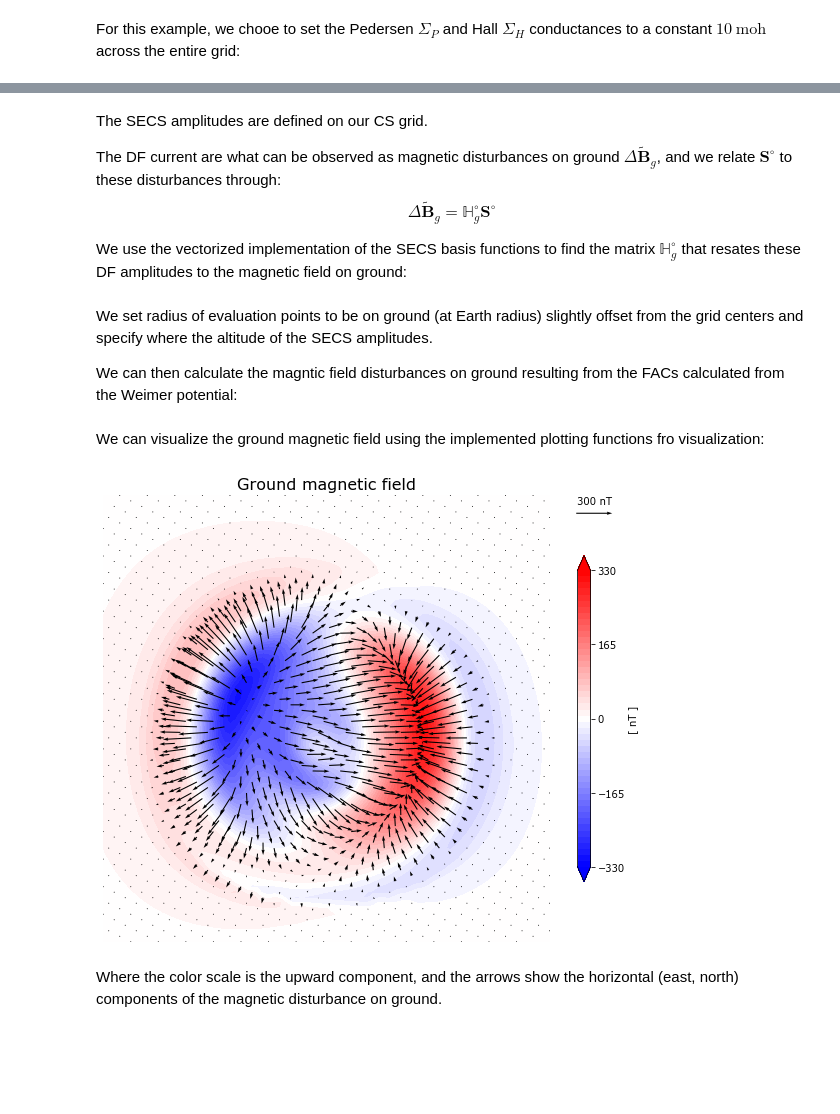
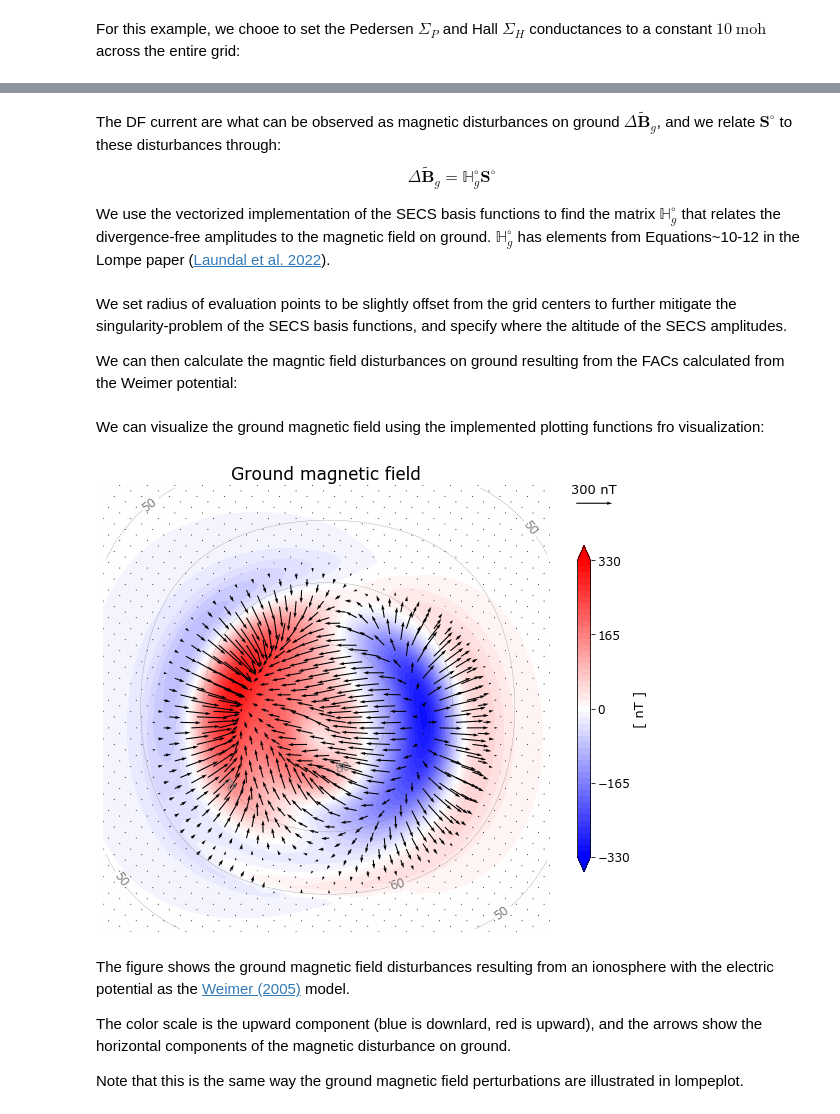
Before and after one commit to klaundal/lompe, a Jupyter notebook: examples/code_paper_figures/04_SECS_on_cubed_sphere_grid.ipynb, the cells around one changed output, grey strips where cells are left out. Saved outputs shown, nothing was run; the diff lists cells and outputs as text; code cells hidden in the pictures; blank space fills up the shorter version.

```diff
--- a/examples/code_paper_figures/04_SECS_on_cubed_sphere_grid.ipynb
+++ b/examples/code_paper_figures/04_SECS_on_cubed_sphere_grid.ipynb
@@ -69,5 +102,5 @@ FACs are related to curl-free (CF) amplitudes of SECS basis functions, $\mathbf{
     \mathbf{S}^{\star}=j_{||}\cdot A
 \end{equation*}
 # %%
-CF_ampl = FAC*grid.A
+CF_amp = FAC*grid.A
 # %% [markdown]
@@ -79,14 +114,12 @@ And we therefore also obtain $\mathbf{S}^{\circ}$:
 # %%
-DF_ampl = CF_ampl
+DF_amp = -CF_amp
 # %% [markdown]
-The SECS amplitudes are defined on our CS grid.
-
 The DF current are what can be observed as magnetic disturbances on ground $\Delta\tilde{\mathbf{B}}_g$, and we relate $\mathbf{S}^{\circ}$ to these disturbances through:
 \begin{equation*}
     \Delta\tilde{\mathbf{B}}_g=\mathbb{H}^{\circ}_g\mathbf{S}^{\circ}
 \end{equation*}
 
-We use the vectorized implementation of the SECS basis functions to find the matrix $\mathbb{H}^{\circ}_g$ that resates these DF amplitudes to the magnetic field on ground:
+We use the vectorized implementation of the SECS basis functions to find the matrix $\mathbb{H}^{\circ}_g$ that relates the divergence-free amplitudes to the magnetic field on ground. $\mathbb{H}^{\circ}_g$ has elements from Equations~10-12 in the Lompe paper ([Laundal et al. 2022](https://doi.org/10.1029/2022JA030356)).
 # %%
 # limit for singularity correction is half a grid cell
 secs_singularity_limit = np.min([grid.Wres, grid.Lres])/2
@@ -96,42 +129,55 @@ He_mat, Hn_mat, Hu_mat = get_SECS_B_G_matrices(np.ravel(grid.lat_mesh), np.ravel
                                                current_type = 'divergence_free',
                                                singularity_limit = secs_singularity_limit)
 # %% [markdown]
-We set radius of evaluation points to be on ground (at Earth radius) slightly offset from the grid centers and specify where the altitude of the SECS amplitudes.
+We set radius of evaluation points to be slightly offset from the grid centers to further mitigate the singularity-problem of the SECS basis functions, and specify where the altitude of the SECS amplitudes.
 
 We can then calculate the magntic field disturbances on ground resulting from the FACs calculated from the Weimer potential:
 # %%
-Bge, Bgn, Bgu = He_mat.dot(DF_ampl.flatten()), Hn_mat.dot(DF_ampl.flatten()), Hu_mat.dot(DF_ampl.flatten())
+Bge, Bgn, Bgu = He_mat.dot(DF_amp.flatten()), Hn_mat.dot(DF_amp.flatten()), Hu_mat.dot(DF_amp.flatten())
 # %% [markdown]
 We can visualize the ground magnetic field using the implemented plotting functions fro visualization:
 # %%
 # set up figure
 fig = plt.figure(figsize=(10,10))
 ax = fig.add_subplot(111)
-ax.set_title('Ground magnetic field', fontsize = 16)
+ax.set_title('Ground magnetic field', fontsize = 17)
 ax.set_aspect('equal')
 ax.axis('off')
+
+# magnetic latitude contours
+c = ax.contour(grid.xi, grid.eta, grid.lat, linestyles = '--', colors = 'grey',
+                                                linewidths = .4, levels = np.r_[-80:81:10])
+ax.clabel(c, c.levels, inline = True, fontsize = 12)
 
 # define some scales
 scale = 600 * 1e-9 # ground magnetic field scale [T]
 colorscale = np.linspace(-330, 330, 50) # upward component
-ticks = np.linspace(-330, 330, 5)
-scale_units = 'inches'
+ticks = np.linspace(-330, 330, 5) # upward component
+scale_units = 'inches' # horizontal component
 
-# transform vectors from (east,north) to CS (xi,eta) system
+# transform horizontal components from (east, north) to CS (xi,eta) system
 lo, la = grid.projection.cube2geo(grid.xi_mesh, grid.eta_mesh)
 x, y, Ax, Ay = grid.projection.vector_cube_projection(Bge.reshape(lo.shape), Bgn.reshape(lo.shape), lo, la)
-# plotting arrows for every fifth evaluation location
-q=ax.quiver(x[::5], y[::5], Ax[::5], Ay[::5], scale = scale, scale_units=scale_units, color = 'black')
-ax.quiverkey(q, 1.1, .96, U=scale/2, label='300 nT')
 
+# plot vectors for every fifth evaluation location
+q=ax.quiver(x[::5], y[::5], Ax[::5], Ay[::5], scale = scale, scale_units=scale_units, color='black')
+ax.quiverkey(q, 1.1, .96, U=scale/2, label='300 nT', fontproperties={'size':13}) # add scale of vectors
+
+# plot upward component and colorbar
 Bgu = Bgu.reshape(grid.eta_mesh.shape)
 c=ax.contourf(grid.xi_mesh, grid.eta_mesh, Bgu*1e9, cmap=plt.cm.bwr, levels=colorscale, zorder=0, extend='both')
-fig.colorbar(c, ax=ax, label = '[ nT ]', ticks=ticks, orientation='vertical', shrink=0.6, aspect=25)
+cbar=fig.colorbar(c, ax=ax, ticks=ticks, orientation='vertical', shrink=0.6, aspect=25)
+cbar.ax.tick_params(labelsize=12)
+cbar.ax.set_ylabel('[ nT ]', fontsize=13)
 
 # save figure
 fig.savefig('./output_figures/SECSexample.pdf')
 fig.savefig('./output_figures/SECSexample.png')
 # %% [output]
-[figure, old version]
+[figure, new version]
 # %% [markdown]
-Where the color scale is the upward component, and the arrows show the horizontal (east, north) components of the magnetic disturbance on ground.
+The figure shows the ground magnetic field disturbances resulting from an ionosphere with the electric potential as the [Weimer (2005)](https://doi.org/10.1029/2004JA010884) model.
+
+The color scale is the upward component (blue is downlard, red is upward), and the arrows show the horizontal components of the magnetic disturbance on ground.
+
+Note that this is the same way the ground magnetic field perturbations are illustrated in lompeplot.
```
Also changed, not shown: parts of 10 cells of this notebook, 17 other files.
